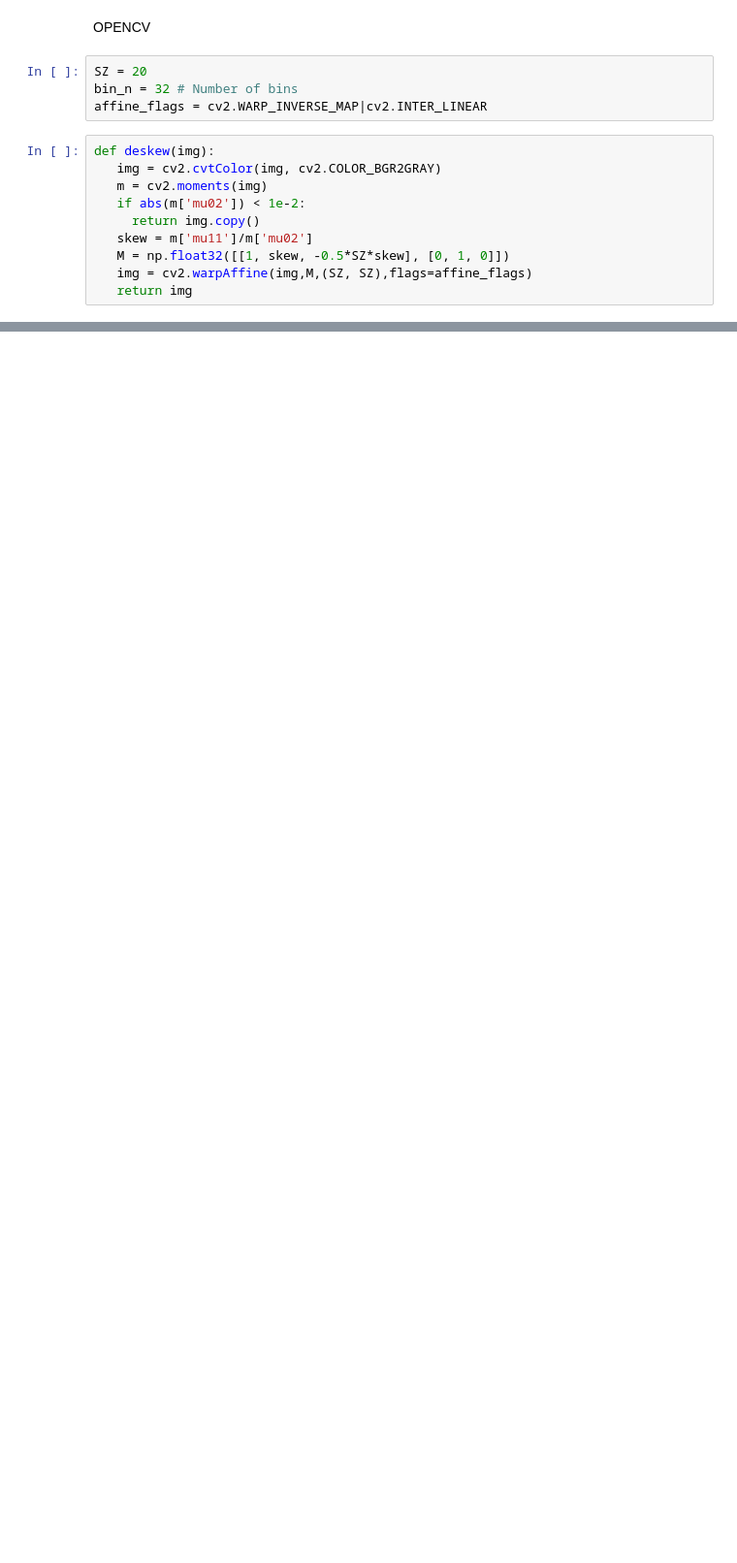
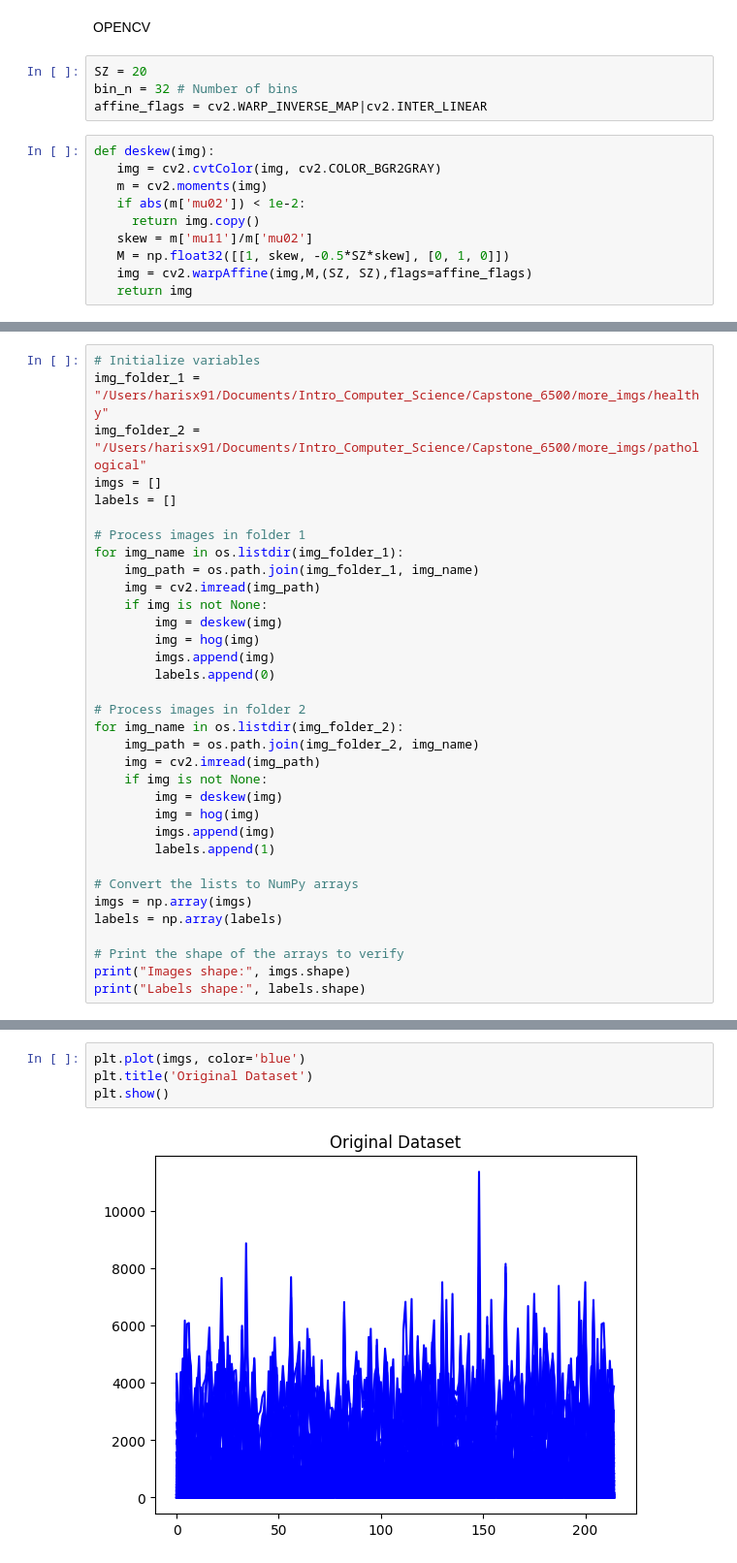
Before and after one commit to harisx91/Capstone_6500, a Jupyter notebook: SLP_Voiced_Project.ipynb, the cells around one changed output, grey strips where cells are left out. Shown at 97% size. Cells and saved outputs as stored; diff of their text form; blank space fills up the shorter version.

```diff
--- a/SLP_Voiced_Project.ipynb
+++ b/SLP_Voiced_Project.ipynb
@@ -710,0 +590,34 @@ pwd
+# %%
+# Initialize variables
+img_folder_1 = "/Users/harisx91/Documents/Intro_Computer_Science/Capstone_6500/more_imgs/healthy"
+img_folder_2 = "/Users/harisx91/Documents/Intro_Computer_Science/Capstone_6500/more_imgs/pathological"
+imgs = []
+labels = []
+
+# Process images in folder 1
+for img_name in os.listdir(img_folder_1):
+    img_path = os.path.join(img_folder_1, img_name)
+    img = cv2.imread(img_path)
+    if img is not None:
+        img = deskew(img)
+        img = hog(img)
+        imgs.append(img)
+        labels.append(0)
+
+# Process images in folder 2
+for img_name in os.listdir(img_folder_2):
+    img_path = os.path.join(img_folder_2, img_name)
+    img = cv2.imread(img_path)
+    if img is not None:
+        img = deskew(img)
+        img = hog(img)
+        imgs.append(img)
+        labels.append(1)
+
+# Convert the lists to NumPy arrays
+imgs = np.array(imgs)
+labels = np.array(labels)
+
+# Print the shape of the arrays to verify
+print("Images shape:", imgs.shape)
+print("Labels shape:", labels.shape)
@@ -710,0 +631,6 @@ pwd
+# %%
+plt.plot(imgs, color='blue')
+plt.title('Original Dataset')
+plt.show()
+# %% [output]
+[figure, added]
```
Also changed, not shown: parts of 47 cells of this notebook.
